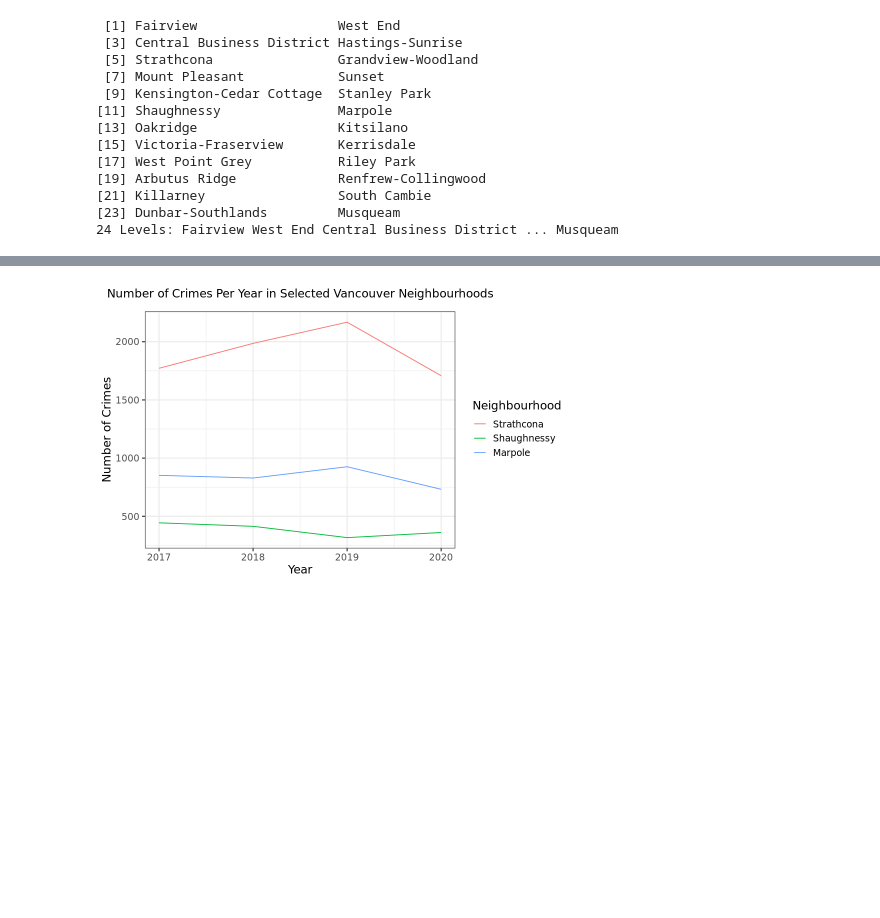
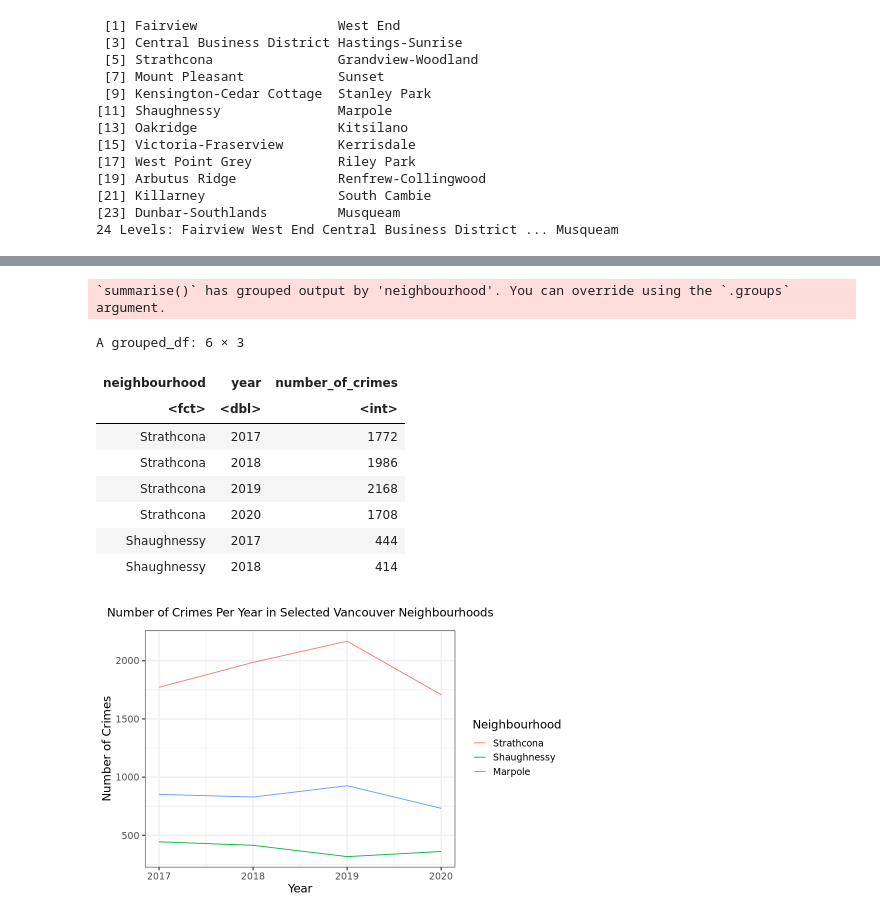
Before and after one commit to adammitha/STAT201-group-project, a Jupyter notebook: code/project-proposal.ipynb, the cells around one changed output, grey strips where cells are left out. Cells and saved outputs as stored; diff of their text form; code cells hidden in the pictures; blank space fills up the shorter version.

```diff
--- a/code/project-proposal.ipynb
+++ b/code/project-proposal.ipynb
@@ -277 +310,19 @@ neighbourhood_year_counts <- crime_data %>%
+# %%
+# To produce our line plot, first, we'll need to compute the total amount of crime
+# by neighborhood and yea
+neighbourhood_year_counts <- crime_data %>%
+    group_by(neighbourhood, year) %>%
+    summarise(number_of_crimes = n())
+head(neighbourhood_year_counts)
+# %% [output]
+`summarise()` has grouped output by 'neighbourhood'. You can override using the `.groups` argument.
+A grouped_df: 6 × 3
+| neighbourhood | year | number_of_crimes |
+| <fct> | <dbl> | <int> |
+| Strathcona | 2017 | 1772 |
+| Strathcona | 2018 | 1986 |
+| Strathcona | 2019 | 2168 |
+| Strathcona | 2020 | 1708 |
+| Shaughnessy | 2017 | 444 |
+| Shaughnessy | 2018 | 414 |
 # %%
```
Also changed, not shown: parts of 29 cells of this notebook, 1 other file.
